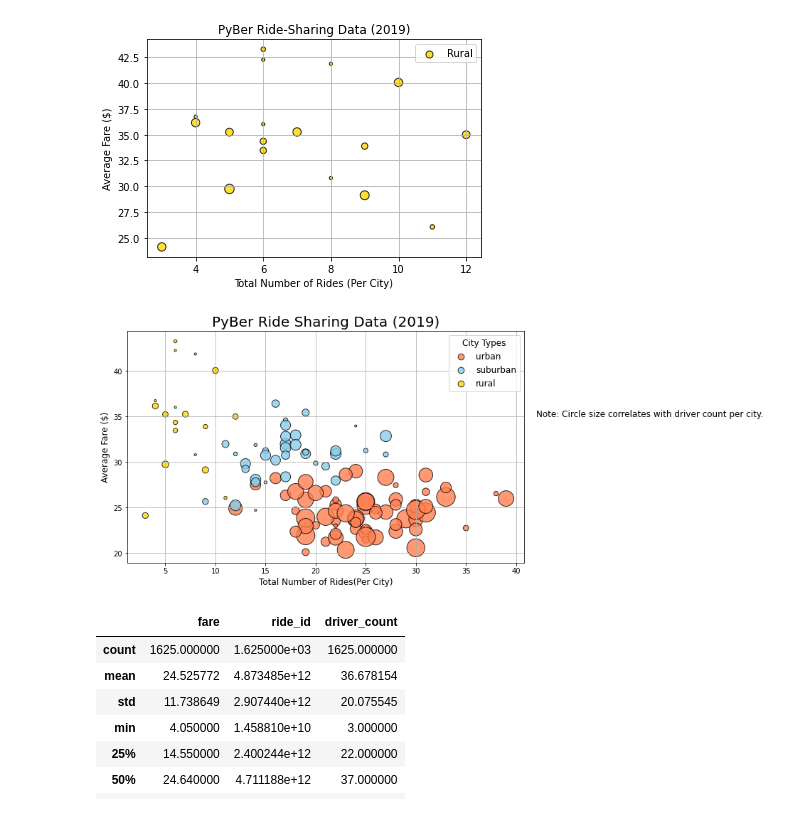
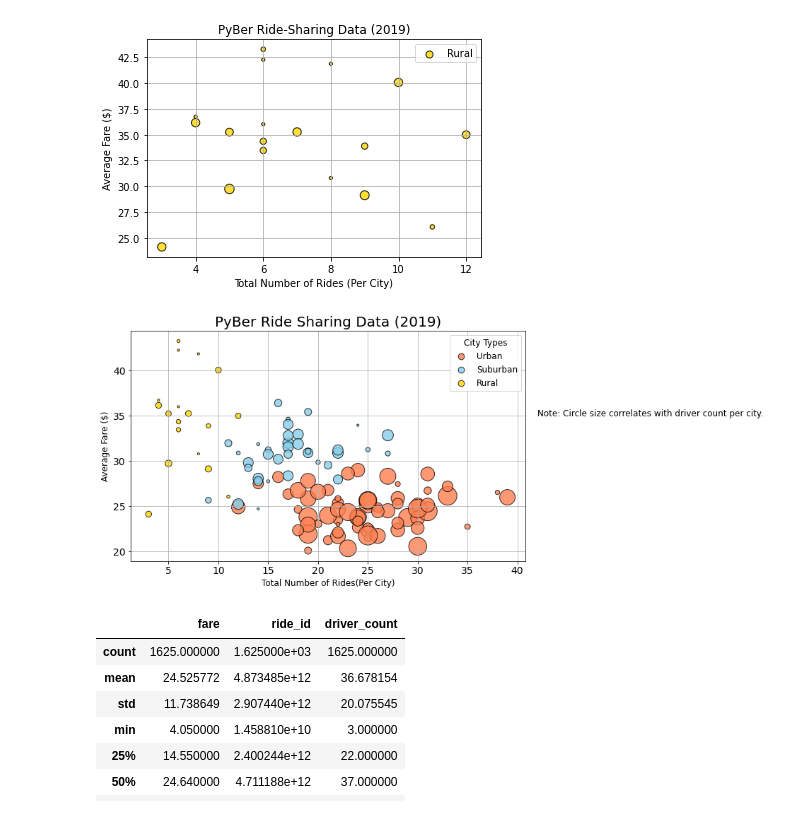
Before and after one commit to smj452/PyBer_Analysis, a Jupyter notebook: PyBer.ipynb, the cells around one changed output. Drawn from its saved outputs; the diff is of its cells as text; code cells hidden in the pictures.

```diff
--- a/PyBer.ipynb
+++ b/PyBer.ipynb
@@ -483,34 +483,34 @@ plt.legend()
 # %%
 # Combine all 3 graphs
 plt.subplots(figsize=(10,6))
 plt.scatter(urban_ride_count, urban_avg_fare, color="coral",
             s=10*urban_driver_count, edgecolors="Black",
-            linewidth=1, alpha=0.8, label="urban")
+            linewidth=1, alpha=0.8, label="Urban")
 
 plt.scatter(suburban_ride_count, suburban_avg_fare,
             color="skyblue", s=10*suburban_driver_count, alpha=0.8,
-            edgecolors="black", linewidth=1,label="suburban")
+            edgecolors="black", linewidth=1,label="Suburban")
 
 plt.scatter(rural_ride_count, rural_avg_fare,
             color="gold", s=10*rural_driver_count, alpha=0.8,
-            edgecolors="black", linewidth=1,label="rural")
+            edgecolors="black", linewidth=1,label="Rural")
 plt.xlabel("Total Number of Rides(Per City)", fontsize=12)
 plt.ylabel("Average Fare ($)", fontsize=12)
 plt.title("PyBer Ride Sharing Data (2019)", fontsize=20)
 plt.grid(True)
 # create a legend
 lgnd = plt.legend(fontsize="12", mode="Expanded", scatterpoints=1, loc="best", title="City Types")
 lgnd.legendHandles[0]._sizes = [75]
 lgnd.legendHandles[1]._sizes = [75]
 lgnd.legendHandles[2]._sizes = [75]
 lgnd.get_title().set_fontsize(12)
 # Incorporate a text label about circle size.
 plt.text(42, 35, "Note: Circle size correlates with driver count per city.", fontsize="12")
 # Save the figure.
 plt.savefig("Analysis/Fig1.png")
 plt.show()
 # %% [output]
-[figure, old version]
+[figure, new version]
 # %%
 # Get summary statistics.
 urban_cities_df.describe()
```
